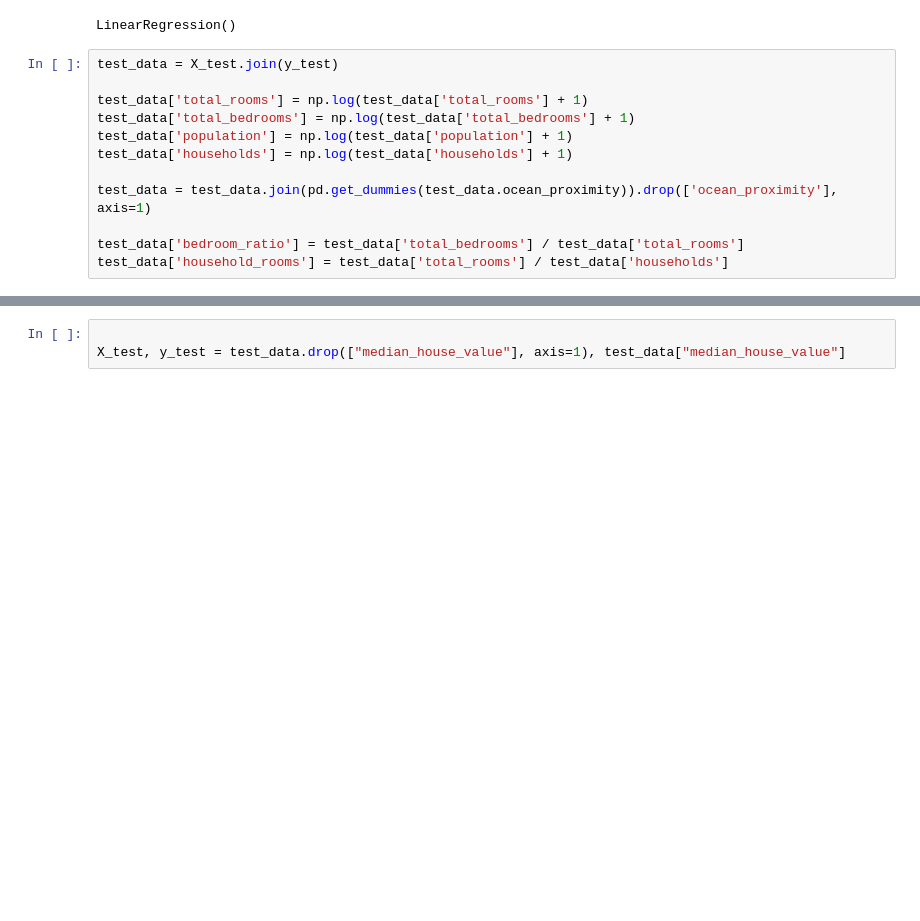
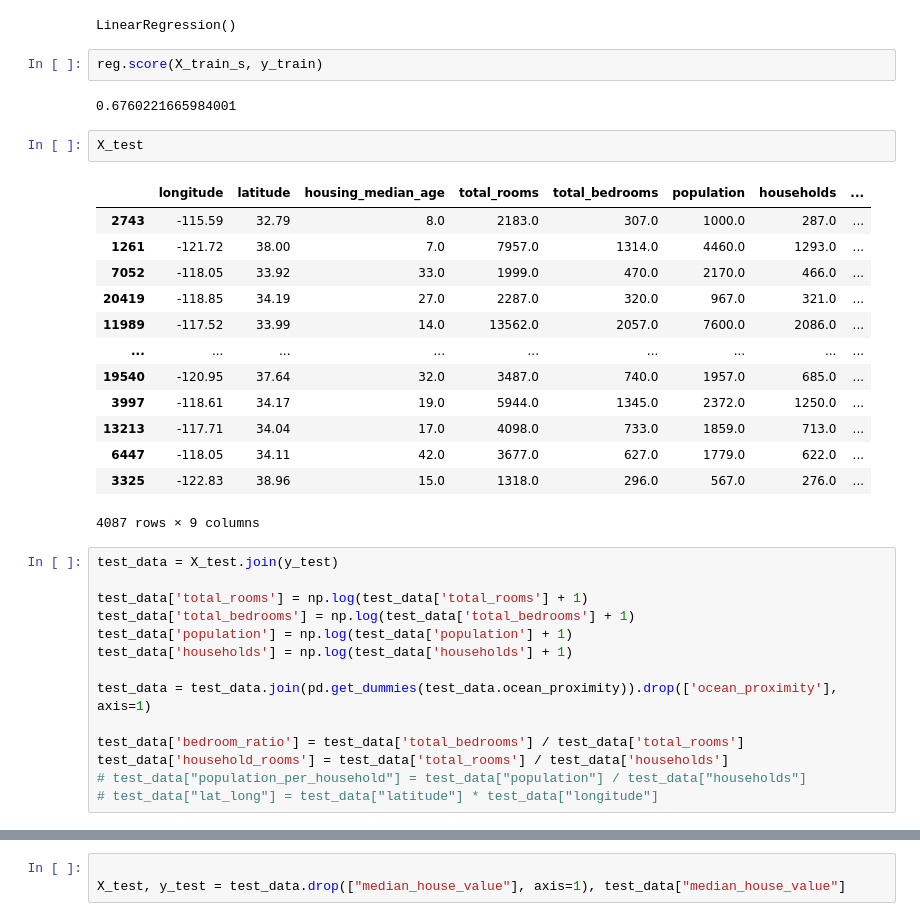
Before and after one commit to nathanalvares19/house_price_estimator, a Jupyter notebook: main.ipynb, the cells around one changed output, grey strips where cells are left out. Cells and saved outputs as stored; diff of their text form; blank space fills up the shorter version.

```diff
--- a/main.ipynb
+++ b/main.ipynb
@@ -68,6 +187,26 @@ reg = LinearRegression()
 reg.fit(X_train_s, y_train)
 # %% [output]
 LinearRegression()
+# %%
+reg.score(X_train_s, y_train)
+# %% [output]
+0.6760221665984001
+# %%
+X_test
+# %% [output]
+|  | longitude | latitude | housing_median_age | total_rooms | total_bedrooms | population | households | ... |
+| 2743 | -115.59 | 32.79 | 8.0 | 2183.0 | 307.0 | 1000.0 | 287.0 | ... |
+| 1261 | -121.72 | 38.00 | 7.0 | 7957.0 | 1314.0 | 4460.0 | 1293.0 | ... |
+| 7052 | -118.05 | 33.92 | 33.0 | 1999.0 | 470.0 | 2170.0 | 466.0 | ... |
+| 20419 | -118.85 | 34.19 | 27.0 | 2287.0 | 320.0 | 967.0 | 321.0 | ... |
+| 11989 | -117.52 | 33.99 | 14.0 | 13562.0 | 2057.0 | 7600.0 | 2086.0 | ... |
+| ... | ... | ... | ... | ... | ... | ... | ... | ... |
+| 19540 | -120.95 | 37.64 | 32.0 | 3487.0 | 740.0 | 1957.0 | 685.0 | ... |
+| 3997 | -118.61 | 34.17 | 19.0 | 5944.0 | 1345.0 | 2372.0 | 1250.0 | ... |
+| 13213 | -117.71 | 34.04 | 17.0 | 4098.0 | 733.0 | 1859.0 | 713.0 | ... |
+| 6447 | -118.05 | 34.11 | 42.0 | 3677.0 | 627.0 | 1779.0 | 622.0 | ... |
+| 3325 | -122.83 | 38.96 | 15.0 | 1318.0 | 296.0 | 567.0 | 276.0 | ... |
+4087 rows × 9 columns
 # %%
 test_data = X_test.join(y_test)
 
@@ -80,3 +219,5 @@ test_data = test_data.join(pd.get_dummies(test_data.ocean_proximity)).drop(['oce
 
 test_data['bedroom_ratio'] = test_data['total_bedrooms'] / test_data['total_rooms']
 test_data['household_rooms'] = test_data['total_rooms'] / test_data['households']
+# test_data["population_per_household"] = test_data["population"] / test_data["households"]
+# test_data["lat_long"] = test_data["latitude"] * test_data["longitude"]
```
Also changed, not shown: parts of 27 cells of this notebook.
